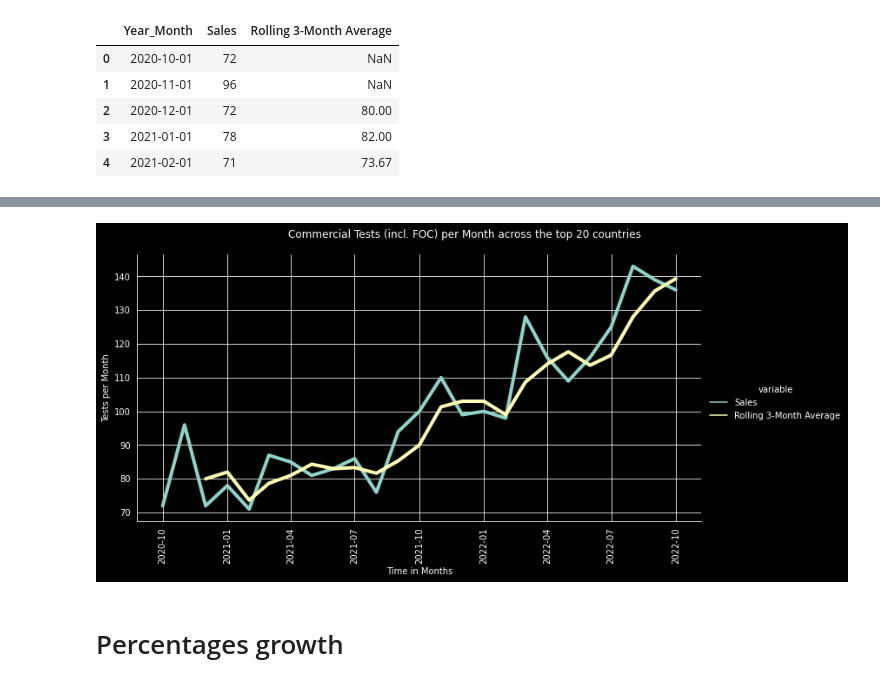
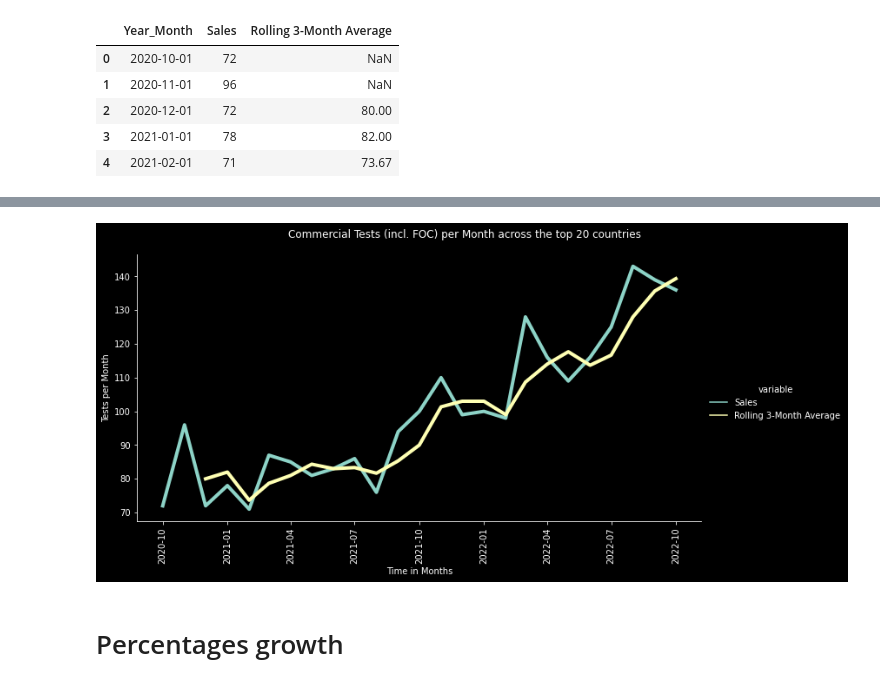
Before and after one commit to SilverSurferClash/Sales_analysis, a Jupyter notebook: Import_clean_SFDC_script.ipynb, the cells around one changed output, grey strips where cells are left out. Cells and saved outputs as stored; diff of their text form; code cells hidden in the pictures.

```diff
--- a/Import_clean_SFDC_script.ipynb
+++ b/Import_clean_SFDC_script.ipynb
@@ -882,7 +897,8 @@ all_countries_incl_free.head()
 | 4 | 2021-02-01 | 71 |
 # %%
 #Plot the sales for each category over time
-g = sns.relplot(data = all_countries_incl_free  , x = "Year_Month", y = "Sales", kind = "line",  color = "#7851a9", linewidth=4 ,
+with mpl.rc_context({'axes.grid': False}):
+  g = sns.relplot(data = all_countries_incl_free  , x = "Year_Month", y = "Sales", kind = "line",  color = "#7851a9", linewidth=4 ,
                 ci = None, height=5, aspect=10/5)
 g.set_xticklabels(rotation = "90")
 
@@ -925,23 +941,23 @@ plt.show()
 # %%
 #Plot the sales for each category over time
-
-g = sns.relplot(data = melt  , x = "Year_Month", y = "Smoothed Sales", hue = "variable", kind = "line",  color = "#7851a9",
+with mpl.rc_context({'axes.grid': False}):
+  g = sns.relplot(data = melt  , x = "Year_Month", y = "Smoothed Sales", hue = "variable", kind = "line",  color = "#7851a9",
                 linewidth=4 ,
                 ci = None, height=5, aspect=10/5)
 
 g.set_xticklabels(rotation = "90")
 
 g.set_ylabels("Tests per Month")
 g.set_xlabels("Time in Months")
 g.set_titles(col_template = '{col_name}')
 g.fig.suptitle(f"Commercial Tests (incl. FOC) per Month across the top {num_countries_comm} countries", y=1.05)
 
 #plt.savefig('comm_all_with_FOC.pdf', dpi = 300, bbox_inches ="tight",
             #pad_inches = 1)
 #files.download("comm_all_with_FOC.pdf")
 plt.show()
 # %% [output]
-[figure, old version]
+[figure, new version]
 # %% [markdown]
 # Percentages growth
 # %%
```
Also changed, not shown: parts of 61 cells of this notebook.
